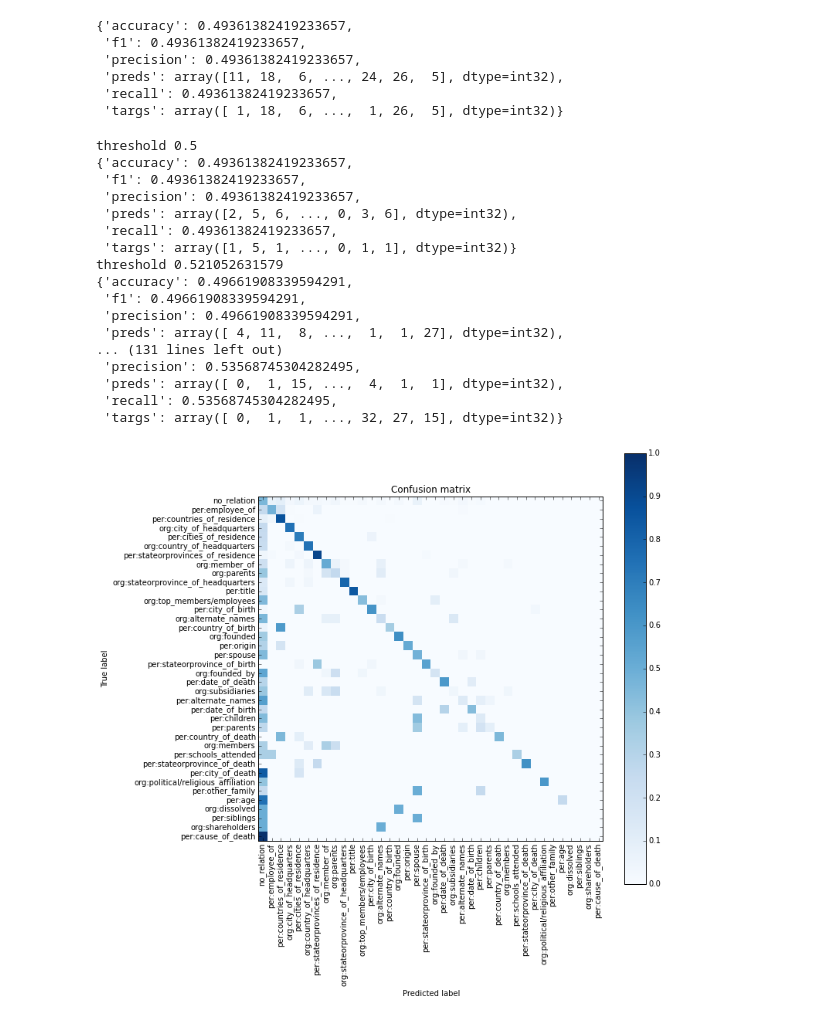
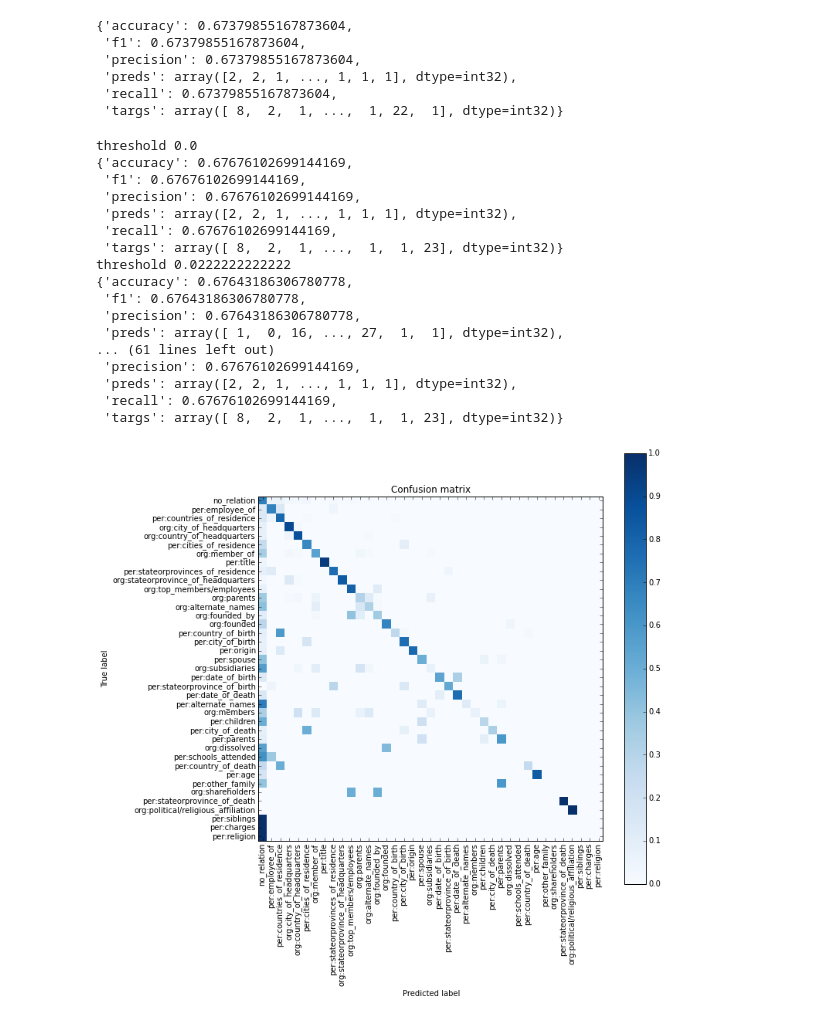
Before and after one commit to whuawell/kbp2015, a Jupyter notebook: Analysis.ipynb, the cells around one changed output. Saved outputs shown, nothing was run; the diff lists cells and outputs as text; code cells hidden in the pictures.

```diff
--- a/Analysis.ipynb
+++ b/Analysis.ipynb
@@ -126,29 +153,25 @@ classi_model = load_model(classification_dir)
 from sklearn.metrics import f1_score, accuracy_score, precision_score, recall_score
 from pprint import pprint
 
-def get_XY(X, Y):
-    Xwords, Xparse, Xner = X
-    Xin = Xwords
-    Yin = Y
-    return Xin, Yin, Xner
-
 def evaluate(filter_threshold):
     preds, targs = [], []
-    for X, Y in d.generate_batches('test', label='raw'):
-        Xin, Yin, Xner = get_XY(X, Y)
+    for X, Y in d.generate_batches('test', label='classification'):
+        Xwords, Xparse, Xner, Xtypes = X
+        Xin = [Xwords, Xparse, Xner]
+        Yin = Y
         classi_pred = classi_model.predict(Xin, verbose=0)
-        classi_pred *= typechecker.get_valid_cpu(Xner[:, 0], Xner[:, 1])
+        classi_pred *= typechecker.get_valid_cpu(Xtypes[:, 0], Xtypes[:, 1])
         classi_pred = classi_pred.argmax(axis=1)
 
         filter_pred = filter_model.predict(Xin, verbose=0).flatten() > filter_threshold
-        valid = typechecker.get_valid_cpu(Xner[:, 0], Xner[:, 1]).sum(axis=1) > 0
+        valid = typechecker.get_valid_cpu(Xtypes[:, 0], Xtypes[:, 1]).sum(axis=1) > 0
         filter_pred *= valid
 
         pred_invalid = filter_pred == 0
         classi_pred[pred_invalid] = d.vocab['rel']['no_relation']
 
         preds.append(classi_pred)
-        targs.append(Y)
+        targs.append(Y.argmax(axis=1))
     preds = np.concatenate(preds).astype('int32')
     targs = np.concatenate(targs).astype('int32')
 
@@ -158,48 +181,51 @@ def evaluate(filter_threshold):
 
 evaluate(0.5)
 # %% [output]
-{'accuracy': 0.49361382419233657,
- 'f1': 0.49361382419233657,
- 'precision': 0.49361382419233657,
- 'preds': array([11, 18,  6, ..., 24, 26,  5], dtype=int32),
- 'recall': 0.49361382419233657,
- 'targs': array([ 1, 18,  6, ...,  1, 26,  5], dtype=int32)}
+{'accuracy': 0.67379855167873604,
+ 'f1': 0.67379855167873604,
+ 'precision': 0.67379855167873604,
+ 'preds': array([2, 2, 1, ..., 1, 1, 1], dtype=int32),
+ 'recall': 0.67379855167873604,
+ 'targs': array([ 8,  2,  1, ...,  1, 22,  1], dtype=int32)}
 # %%
 best = None
-for threshold in np.linspace(0.5, 0.9, 20):
+best_thresh = None
+for threshold in np.linspace(0, 0.2, 10):
     print 'threshold', threshold
     result = evaluate(threshold)
     if best is None or result['f1'] > best['f1']:
+        best_thresh = threshold
         best = result
     pprint(result)
-print 'best:'
+print 'best:', best_thresh
 pprint(best)
 # %% [output]
-threshold 0.5
-{'accuracy': 0.49361382419233657,
- 'f1': 0.49361382419233657,
- 'precision': 0.49361382419233657,
- 'preds': array([2, 5, 6, ..., 0, 3, 6], dtype=int32),
- 'recall': 0.49361382419233657,
- 'targs': array([1, 5, 1, ..., 0, 1, 1], dtype=int32)}
-threshold 0.521052631579
-{'accuracy': 0.49661908339594291,
- 'f1': 0.49661908339594291,
- 'precision': 0.49661908339594291,
- 'preds': array([ 4, 11,  8, ...,  1,  1, 27], dtype=int32),
-... (131 lines left out)
- 'precision': 0.53568745304282495,
- 'preds': array([ 0,  1, 15, ...,  4,  1,  1], dtype=int32),
- 'recall': 0.53568745304282495,
- 'targs': array([ 0,  1,  1, ..., 32, 27, 15], dtype=int32)}
+threshold 0.0
+{'accuracy': 0.67676102699144169,
+ 'f1': 0.67676102699144169,
+ 'precision': 0.67676102699144169,
+ 'preds': array([2, 2, 1, ..., 1, 1, 1], dtype=int32),
+ 'recall': 0.67676102699144169,
+ 'targs': array([ 8,  2,  1, ...,  1,  1, 23], dtype=int32)}
+threshold 0.0222222222222
+{'accuracy': 0.67643186306780778,
+ 'f1': 0.67643186306780778,
+ 'precision': 0.67643186306780778,
+ 'preds': array([ 1,  0, 16, ..., 27,  1,  1], dtype=int32),
+... (61 lines left out)
+ 'precision': 0.67676102699144169,
+ 'preds': array([2, 2, 1, ..., 1, 1, 1], dtype=int32),
+ 'recall': 0.67676102699144169,
+ 'targs': array([ 8,  2,  1, ...,  1,  1, 23], dtype=int32)}
 # %%
+best = evaluate(0)
 counts = Counter(best['targs'].tolist())
 order = np.array([e[0] for e in counts.most_common()])
 counts = np.array([e[1] for e in counts.most_common()])
 
 cm = confusion_matrix(best['targs'], best['preds'], order)
 cm = cm.astype('float') / cm.sum(axis=1)[:, np.newaxis]
 fig, ax = P.subplots(figsize=(10, 10))
 plot_confusion_matrix(ax, cm, order, title='Confusion matrix', cmap=P.cm.Blues)
 # %% [output]
-[figure, old version]
+[figure, new version]
```
Also changed, not shown: parts of 6 cells of this notebook, 11 other files.
